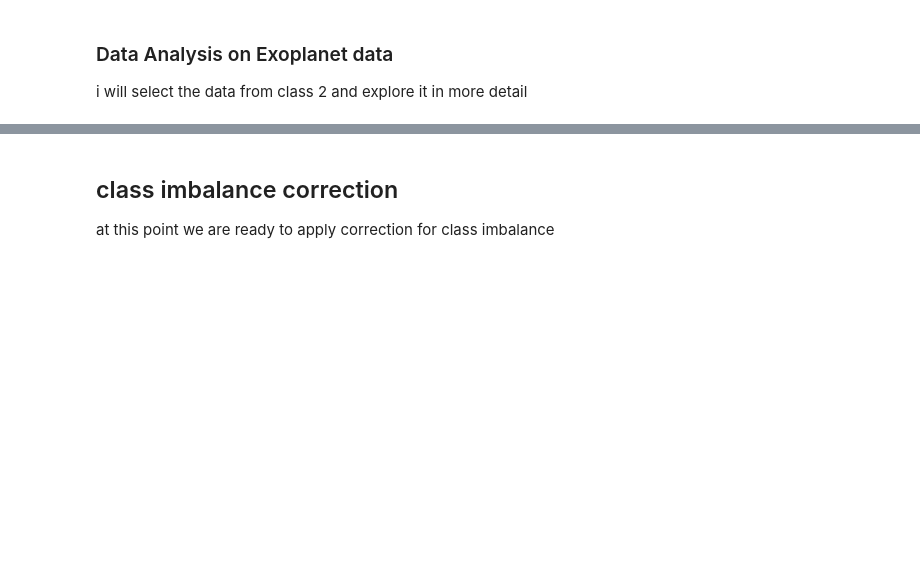
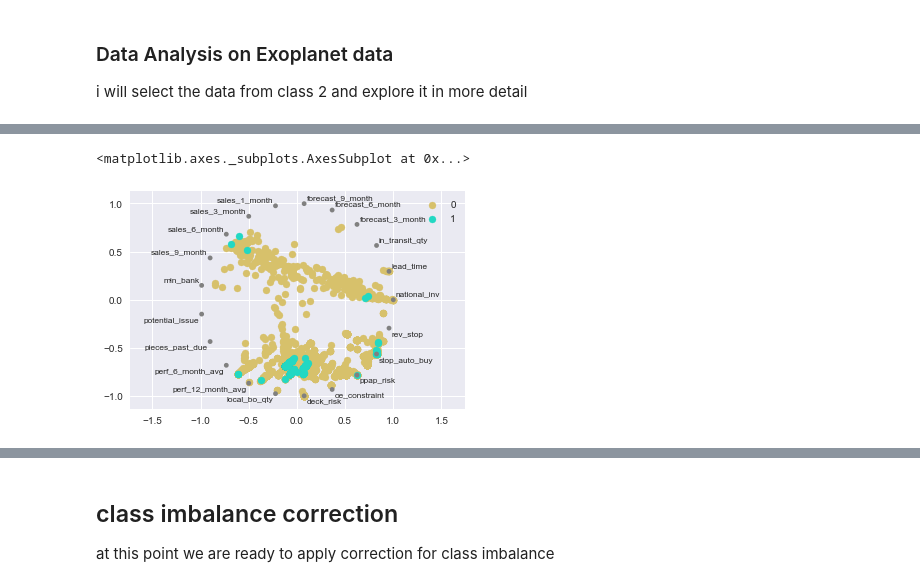
Before and after one commit to Drea1989/backorder-detection, a Jupyter notebook: Backorders.ipynb, the cells around one changed output, grey strips where cells are left out. Saved outputs shown, nothing was run; the diff lists cells and outputs as text; code cells hidden in the pictures; blank space fills up the shorter version.

```diff
--- a/Backorders.ipynb
+++ b/Backorders.ipynb
@@ -150,0 +127,5 @@ good_data, good_lables = pickle.load(open('good_data_trainset.p', mode='rb'))
+# %%
+pd.tools.plotting.radviz(samples3.sample(50000), 'label')
+# %% [output]
+<matplotlib.axes._subplots.AxesSubplot at 0x...>
+[figure, added]
```
Also changed, not shown: parts of 33 cells of this notebook.
